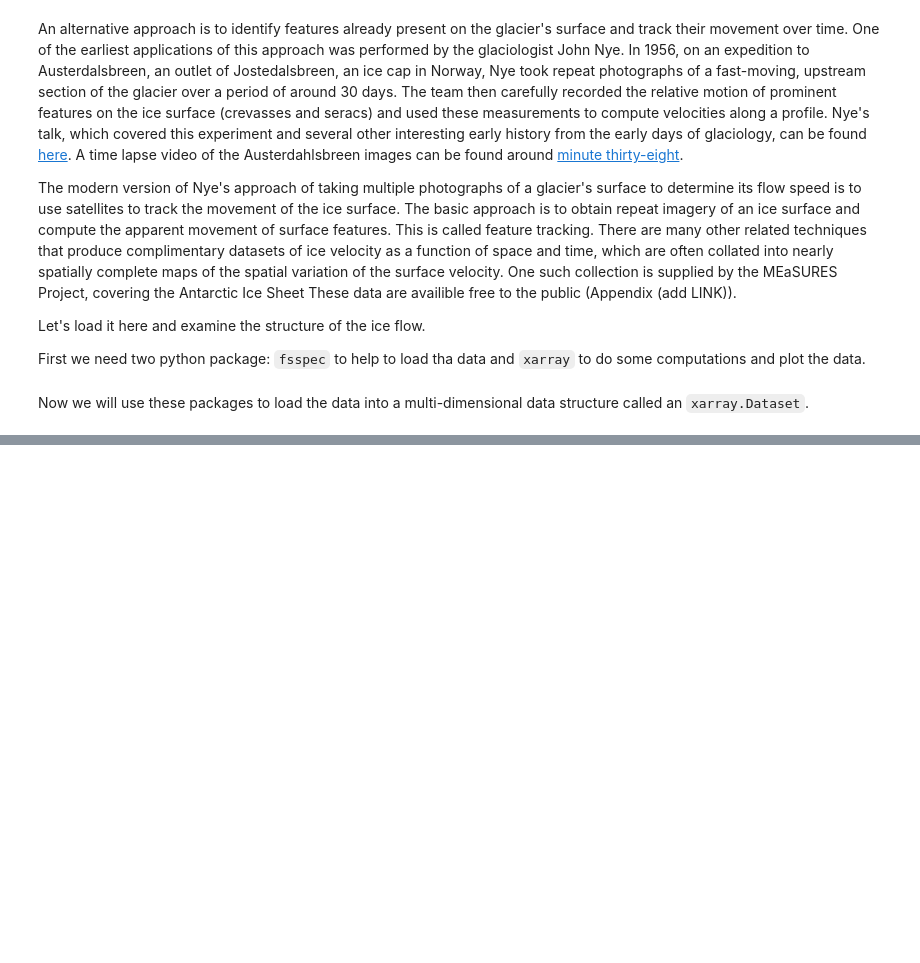
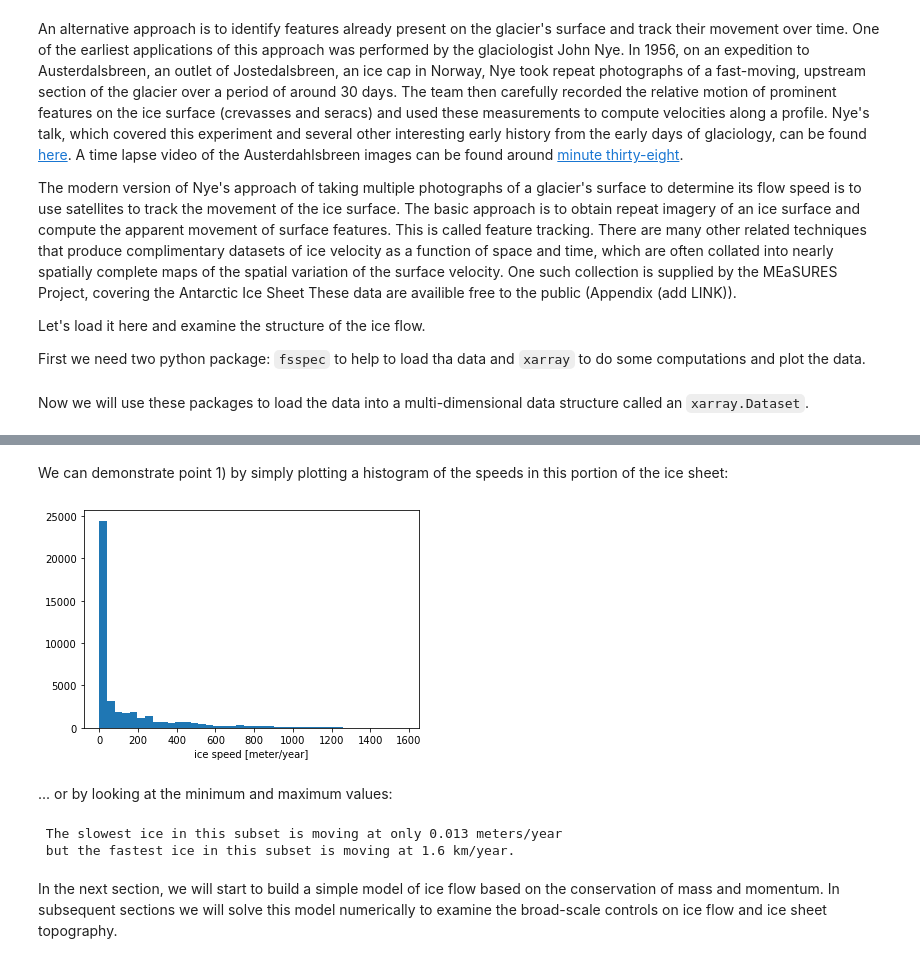
Before and after one commit to ldeo-glaciology/glaciology-intro-book, a Jupyter notebook: src/sections/ice_flow/antarctic-ice-flow.ipynb, the cells around one changed output, grey strips where cells are left out. Cells and saved outputs as stored; diff of their text form; code cells hidden in the pictures; blank space fills up the shorter version.

```diff
--- a/src/sections/ice_flow/antarctic-ice-flow.ipynb
+++ b/src/sections/ice_flow/antarctic-ice-flow.ipynb
@@ -106,0 +119,16 @@ KeyboardInterrupt:
+# %% [markdown]
+We can demonstrate point 1) by simply plotting a histogram of the speeds in this portion of the ice sheet:
+# %%
+speed_subset.plot.hist(bins=40);
+# %% [output]
+[figure, added]
+# %% [markdown]
+... or by looking at the minimum and maximum values:
+# %%
+print(f" The slowest ice in this subset is moving at only {speed_subset.min().values:.2} meters/year")
+print(f" but the fastest ice in this subset is moving at {speed_subset.max().values/1e3:.2} km/year.")
+# %% [output]
+ The slowest ice in this subset is moving at only 0.013 meters/year
+ but the fastest ice in this subset is moving at 1.6 km/year.
+# %% [markdown]
+In the next section, we will start to build a simple model of ice flow based on the conservation of mass and momentum. In subsequent sections we will solve this model numerically to examine the broad-scale controls on ice flow and ice sheet topography.
```
Also changed, not shown: parts of 6 cells of this notebook, 2 other files.
